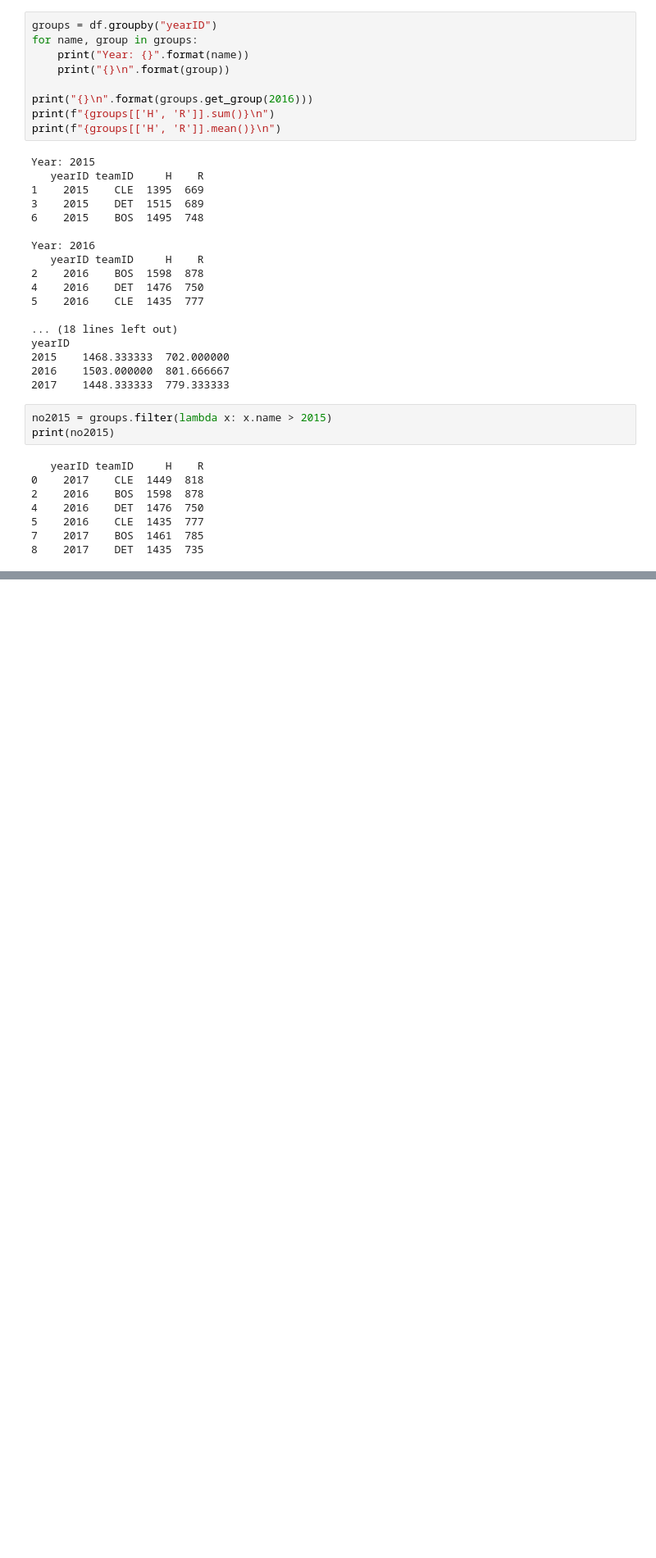
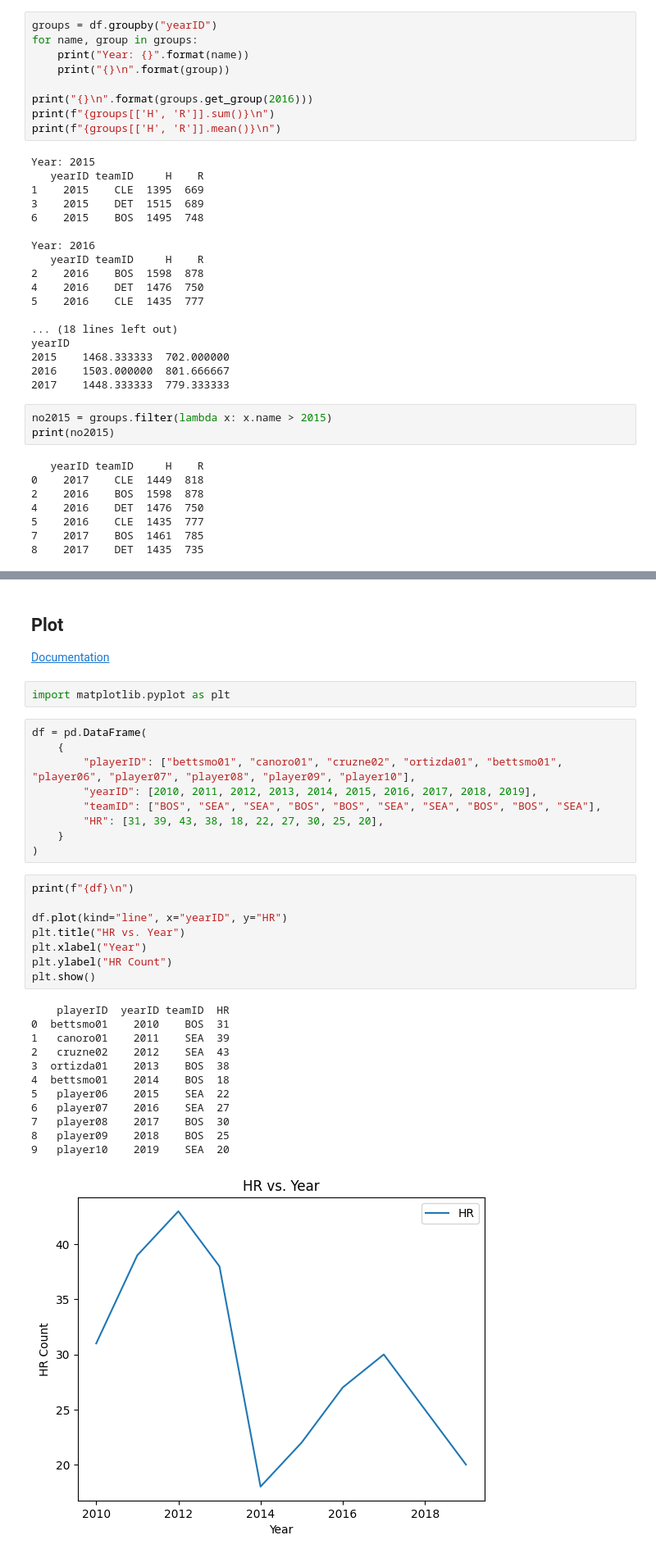
Before and after one commit to sachs7/Coursera-Machine-Learning-Specialization, a Jupyter notebook: Extras/Pandas/basics.ipynb, the cells around one changed output, grey strips where cells are left out. Shown: that part at 82% size. Saved outputs shown, nothing was run; the diff lists cells and outputs as text; blank space fills up the shorter version.

```diff
--- a/Extras/Pandas/basics.ipynb
+++ b/Extras/Pandas/basics.ipynb
@@ -157,0 +309,36 @@ print(no2015)
+# %% [markdown]
+## Plot
+
+[Documentation](https://pandas.pydata.org/pandas-docs/stable/reference/api/pandas.DataFrame.plot.html#pandas.DataFrame.plot)
+# %%
+import matplotlib.pyplot as plt
+# %%
+df = pd.DataFrame(
+    {
+        "playerID": ["bettsmo01", "canoro01", "cruzne02", "ortizda01", "bettsmo01", "player06", "player07", "player08", "player09", "player10"],
+        "yearID": [2010, 2011, 2012, 2013, 2014, 2015, 2016, 2017, 2018, 2019],
+        "teamID": ["BOS", "SEA", "SEA", "BOS", "BOS", "SEA", "SEA", "BOS", "BOS", "SEA"],
+        "HR": [31, 39, 43, 38, 18, 22, 27, 30, 25, 20],
+    }
+)
+# %%
+print(f"{df}\n")
+
+df.plot(kind="line", x="yearID", y="HR")
+plt.title("HR vs. Year")
+plt.xlabel("Year")
+plt.ylabel("HR Count")
+plt.show()
+# %% [output]
+    playerID  yearID teamID  HR
+0  bettsmo01    2010    BOS  31
+1   canoro01    2011    SEA  39
+2   cruzne02    2012    SEA  43
+3  ortizda01    2013    BOS  38
+4  bettsmo01    2014    BOS  18
+5   player06    2015    SEA  22
+6   player07    2016    SEA  27
+7   player08    2017    BOS  30
+8   player09    2018    BOS  25
+9   player10    2019    SEA  20
+[figure, added]
```
Also changed, not shown: parts of 15 cells of this notebook.
